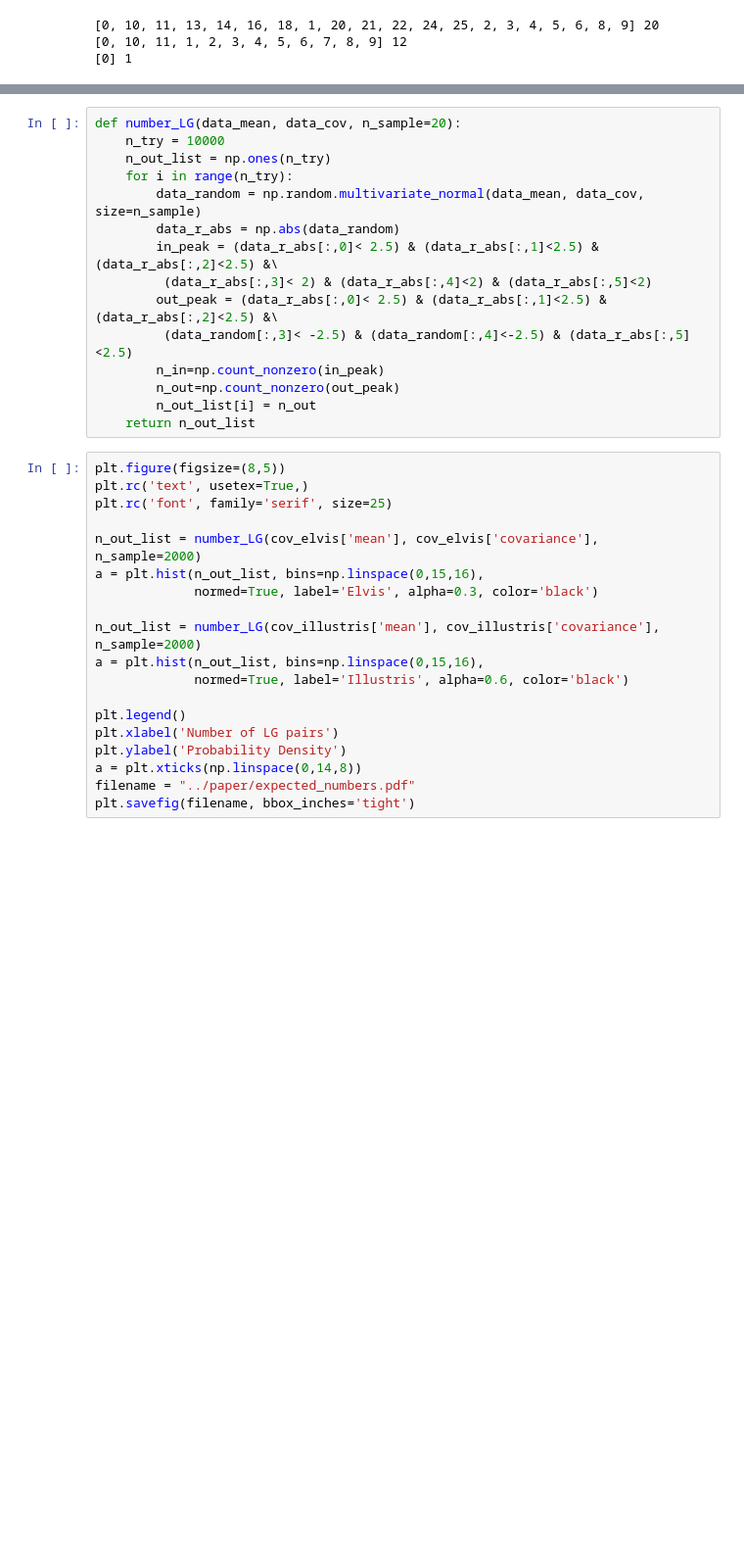
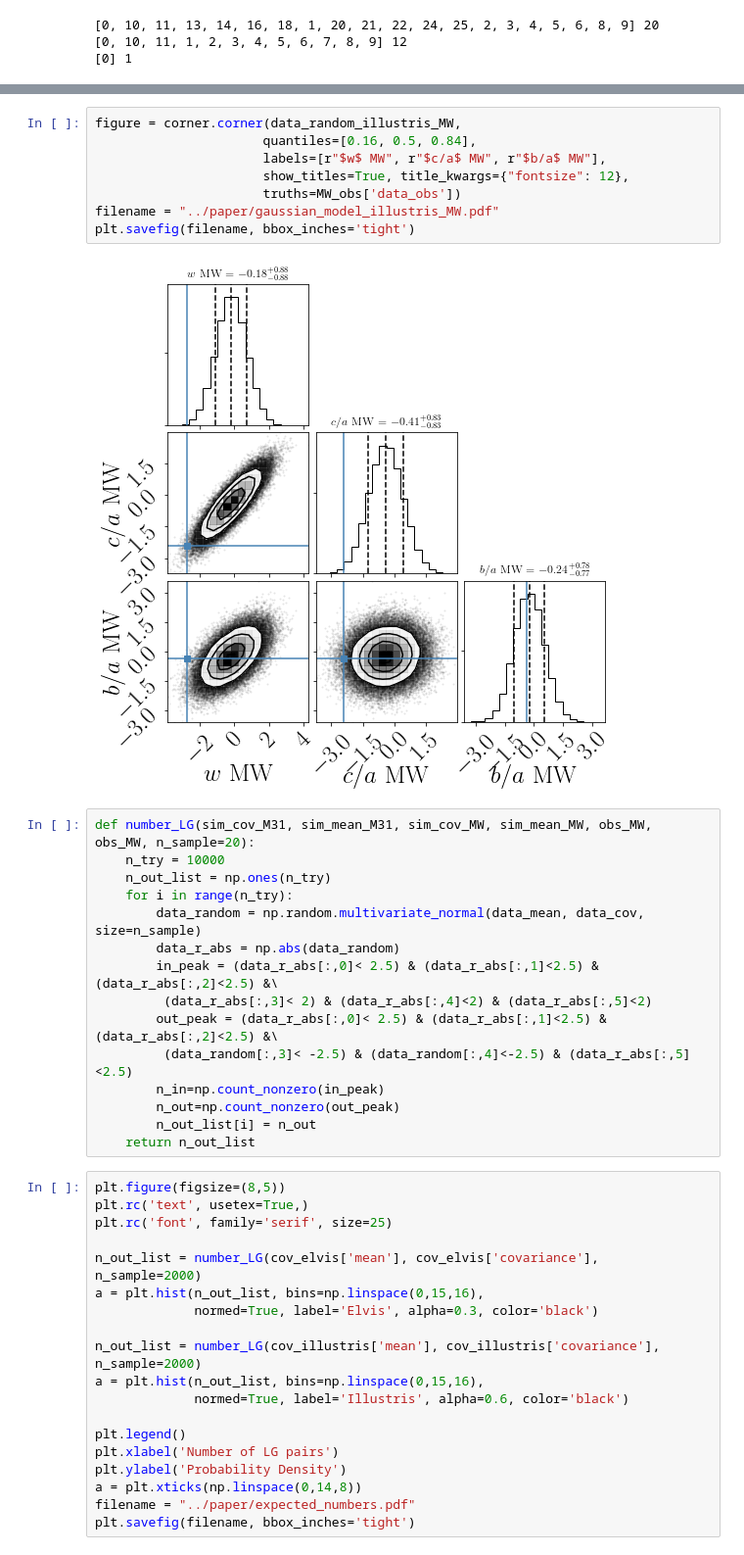
Before and after one commit to astroandes/SatelliteShapeLG, a Jupyter notebook: code/covariances.ipynb, the cells around one changed output, grey strips where cells are left out. Shown at 98% size. Cells and saved outputs as stored; diff of their text form; blank space fills up the shorter version.

```diff
--- a/code/covariances.ipynb
+++ b/code/covariances.ipynb
@@ -198,5 +273,15 @@ plt.colorbar()
+# %%
+figure = corner.corner(data_random_illustris_MW,
+                      quantiles=[0.16, 0.5, 0.84],
+                      labels=[r"$w$ MW", r"$c/a$ MW", r"$b/a$ MW"],
+                      show_titles=True, title_kwargs={"fontsize": 12},
+                      truths=MW_obs['data_obs'])
+filename = "../paper/gaussian_model_illustris_MW.pdf"
+plt.savefig(filename, bbox_inches='tight')
+# %% [output]
+[figure, added]
 # %%
-def number_LG(data_mean, data_cov, n_sample=20):
+def number_LG(sim_cov_M31, sim_mean_M31, sim_cov_MW, sim_mean_MW, obs_MW, obs_MW, n_sample=20):
     n_try = 10000
     n_out_list = np.ones(n_try)
     for i in range(n_try):
```
Also changed, not shown: parts of 15 cells of this notebook.
